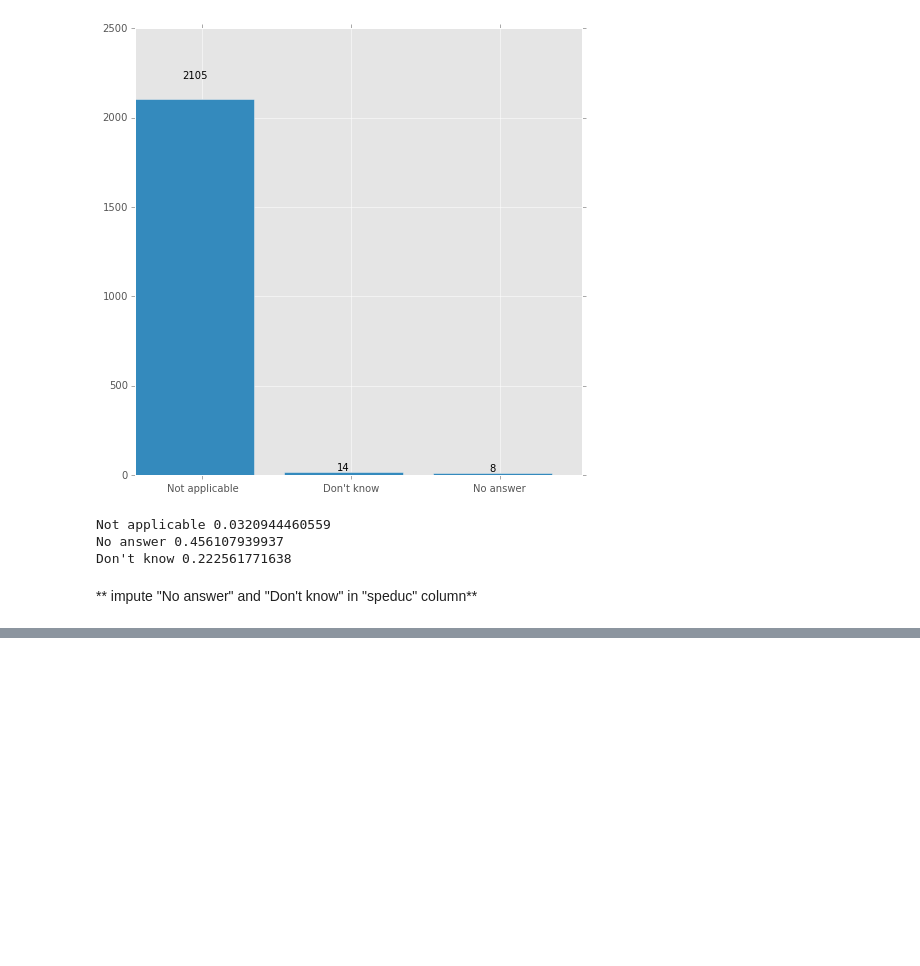
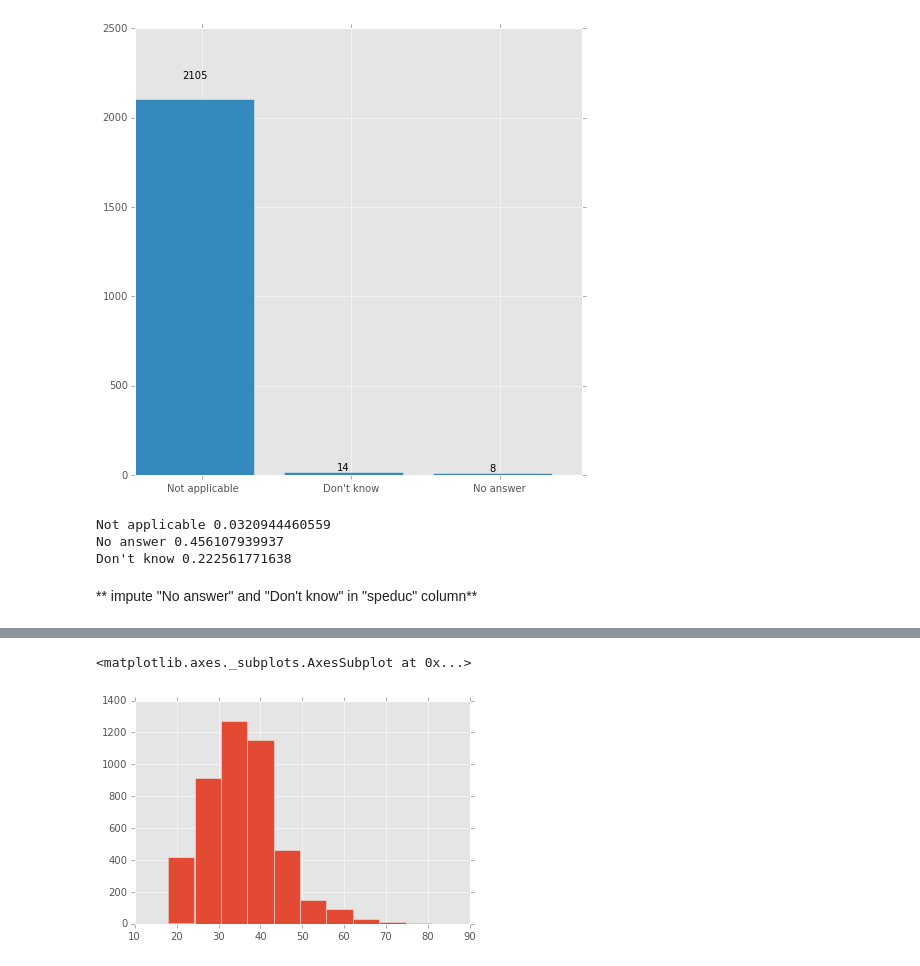
Before and after one commit to banjopickin/women_workforce, a Jupyter notebook: tidy_survey.ipynb, the cells around one changed output, grey strips where cells are left out. Cells and saved outputs as stored; diff of their text form; code cells hidden in the pictures; blank space fills up the shorter version.

```diff
--- a/tidy_survey.ipynb
+++ b/tidy_survey.ipynb
@@ -142,0 +133,5 @@ Name: employed, dtype: bool
+# %%
+sv.data.age.hist()
+# %% [output]
+<matplotlib.axes._subplots.AxesSubplot at 0x...>
+[figure, added]
```
Also changed, not shown: parts of 7 cells of this notebook, 1 other file.
